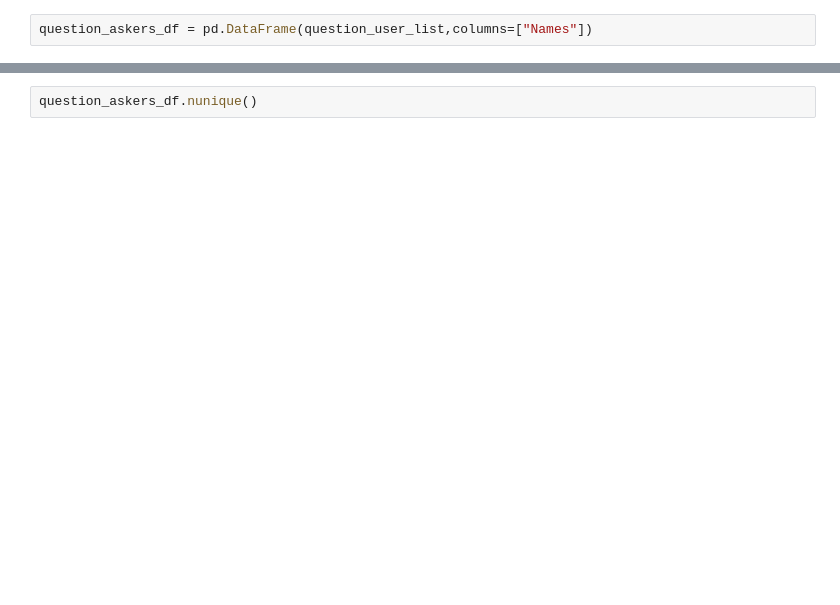
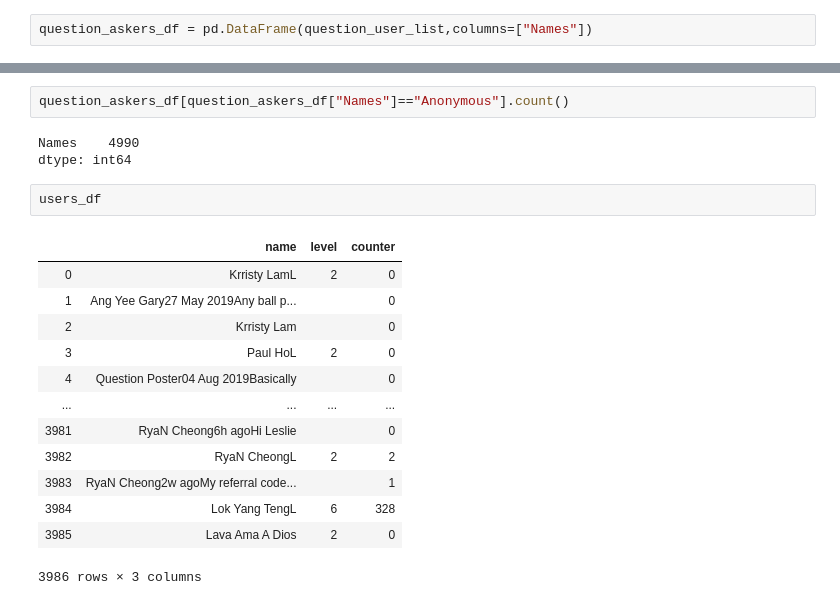
Before and after one commit to kqtqk88/IS434_PJ, a Jupyter notebook: User Analysis/Find users for seedly forum.ipynb, the cells around one changed output, grey strips where cells are left out. Drawn from its saved outputs; the diff is of its cells as text; blank space fills up the shorter version.

```diff
--- a/User Analysis/Find users for seedly forum.ipynb
+++ b/User Analysis/Find users for seedly forum.ipynb
@@ -102,2 +191,21 @@ question_askers_df
-# %%
-question_askers_df.nunique()
+# %%
+question_askers_df[question_askers_df["Names"]=="Anonymous"].count()
+# %% [output]
+Names    4990
+dtype: int64
+# %%
+users_df
+# %% [output]
+|  | name | level | counter |
+| 0 | Krristy LamL | 2 | 0 |
+| 1 | Ang Yee Gary27 May 2019Any ball p... |  | 0 |
+| 2 | Krristy Lam |  | 0 |
+| 3 | Paul HoL | 2 | 0 |
+| 4 | Question Poster04 Aug 2019Basically |  | 0 |
+| ... | ... | ... | ... |
+| 3981 | RyaN Cheong6h agoHi Leslie |  | 0 |
+| 3982 | RyaN CheongL | 2 | 2 |
+| 3983 | RyaN Cheong2w agoMy referral code... |  | 1 |
+| 3984 | Lok Yang TengL | 6 | 328 |
+| 3985 | Lava Ama A Dios | 2 | 0 |
+3986 rows × 3 columns
```
Also changed, not shown: parts of 15 cells of this notebook, 1 other file.
